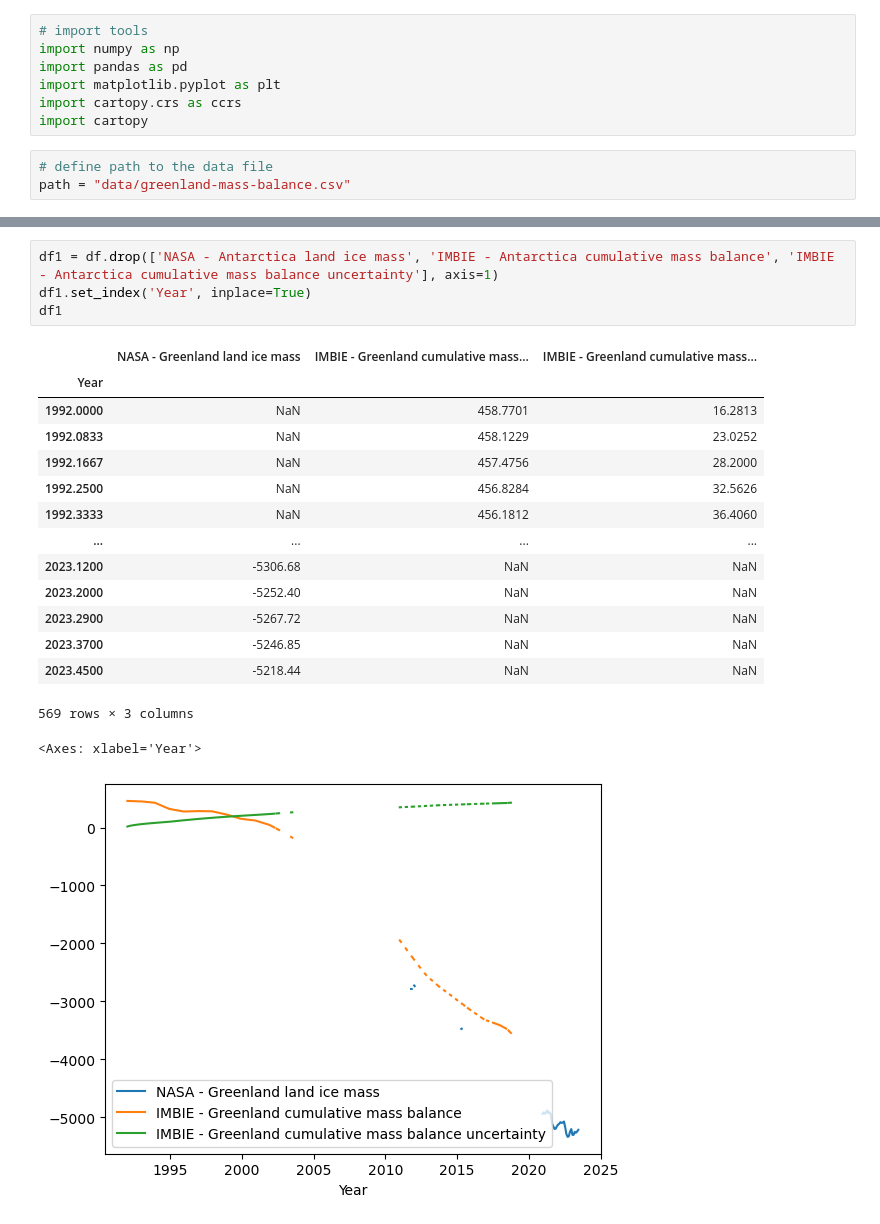
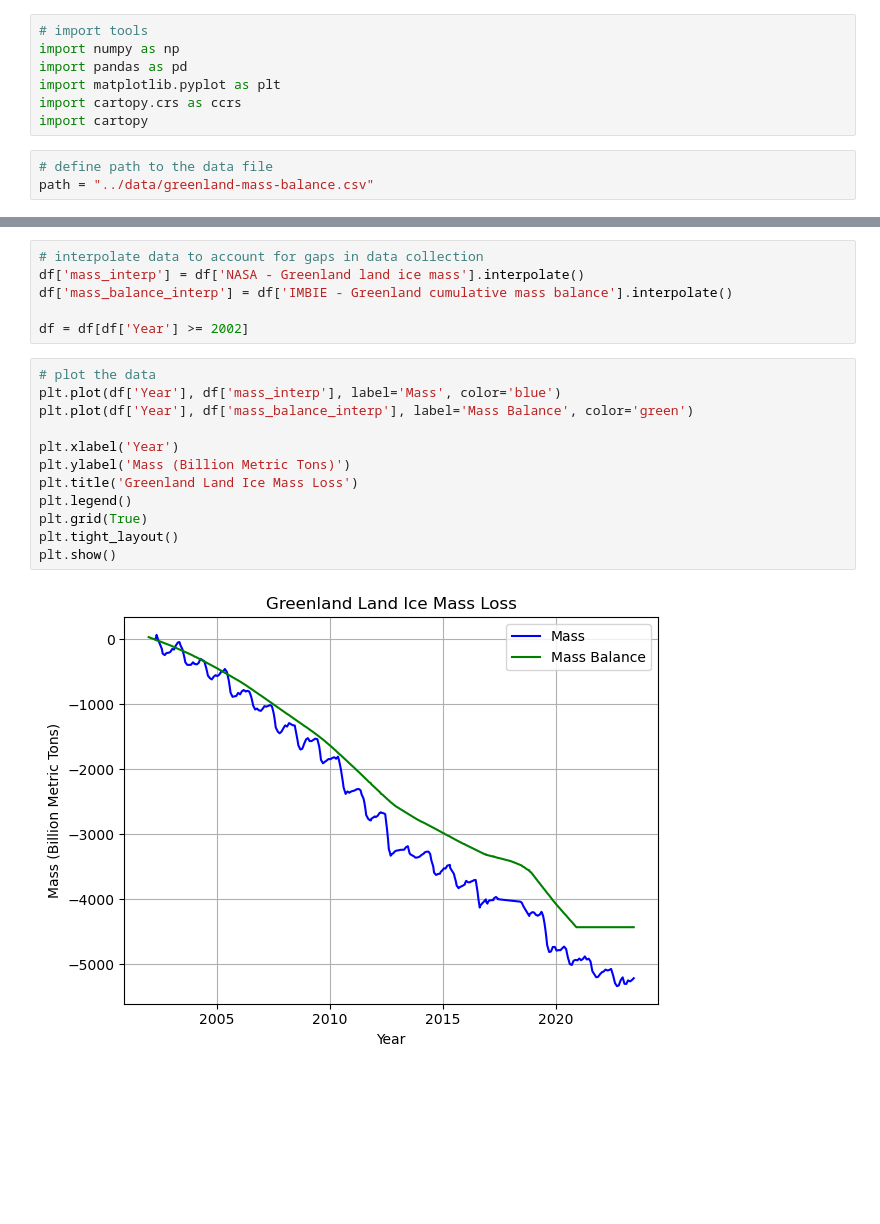
Before and after one commit to GPGN268/SP2025-FP07-glaciermelt, a Jupyter notebook: notebooks/greenland-mass-plot.ipynb, the cells around one changed output, grey strips where cells are left out. Cells and saved outputs as stored; diff of their text form; blank space fills up the shorter version.

Commit message:
Updated mass graph

```diff
--- a/notebooks/greenland-mass-plot.ipynb
+++ b/notebooks/greenland-mass-plot.ipynb
@@ -7,7 +9,7 @@ import cartopy.crs as ccrs
 import cartopy
 # %%
 # define path to the data file
-path = "data/greenland-mass-balance.csv"
+path = "../data/greenland-mass-balance.csv"
 # %%
 # read file
 df = pd.read_csv(path, skiprows=[0,1,2,3,4,5])
@@ -29,23 +16,20 @@ df
-# %%
-df1 = df.drop(['NASA - Antarctica land ice mass', 'IMBIE - Antarctica cumulative mass balance', 'IMBIE - Antarctica cumulative mass balance uncertainty'], axis=1)
-df1.set_index('Year', inplace=True)
-df1
-# %% [output]
-|  | NASA - Greenland land ice mass | IMBIE - Greenland cumulative mass... | IMBIE - Greenland cumulative mass... |
-| Year |  |  |  |
-| 1992.0000 | NaN | 458.7701 | 16.2813 |
-| 1992.0833 | NaN | 458.1229 | 23.0252 |
-| 1992.1667 | NaN | 457.4756 | 28.2000 |
-| 1992.2500 | NaN | 456.8284 | 32.5626 |
-| 1992.3333 | NaN | 456.1812 | 36.4060 |
-| ... | ... | ... | ... |
-| 2023.1200 | -5306.68 | NaN | NaN |
-| 2023.2000 | -5252.40 | NaN | NaN |
-| 2023.2900 | -5267.72 | NaN | NaN |
-| 2023.3700 | -5246.85 | NaN | NaN |
-| 2023.4500 | -5218.44 | NaN | NaN |
-569 rows × 3 columns
 # %%
+# interpolate data to account for gaps in data collection
+df['mass_interp'] = df['NASA - Greenland land ice mass'].interpolate()
+df['mass_balance_interp'] = df['IMBIE - Greenland cumulative mass balance'].interpolate()
+
+df = df[df['Year'] >= 2002]
-# %% [output]
-<Axes: xlabel='Year'>
-[figure, removed]
+# %%
+# plot the data
+plt.plot(df['Year'], df['mass_interp'], label='Mass', color='blue')
+plt.plot(df['Year'], df['mass_balance_interp'], label='Mass Balance', color='green')
+
+plt.xlabel('Year')
+plt.ylabel('Mass (Billion Metric Tons)')
+plt.title('Greenland Land Ice Mass Loss')
+plt.legend()
+plt.grid(True)
+plt.tight_layout()
+plt.show()
+# %% [output]
+[figure, added]
```
Also changed, not shown: parts of 2 cells of this notebook.
